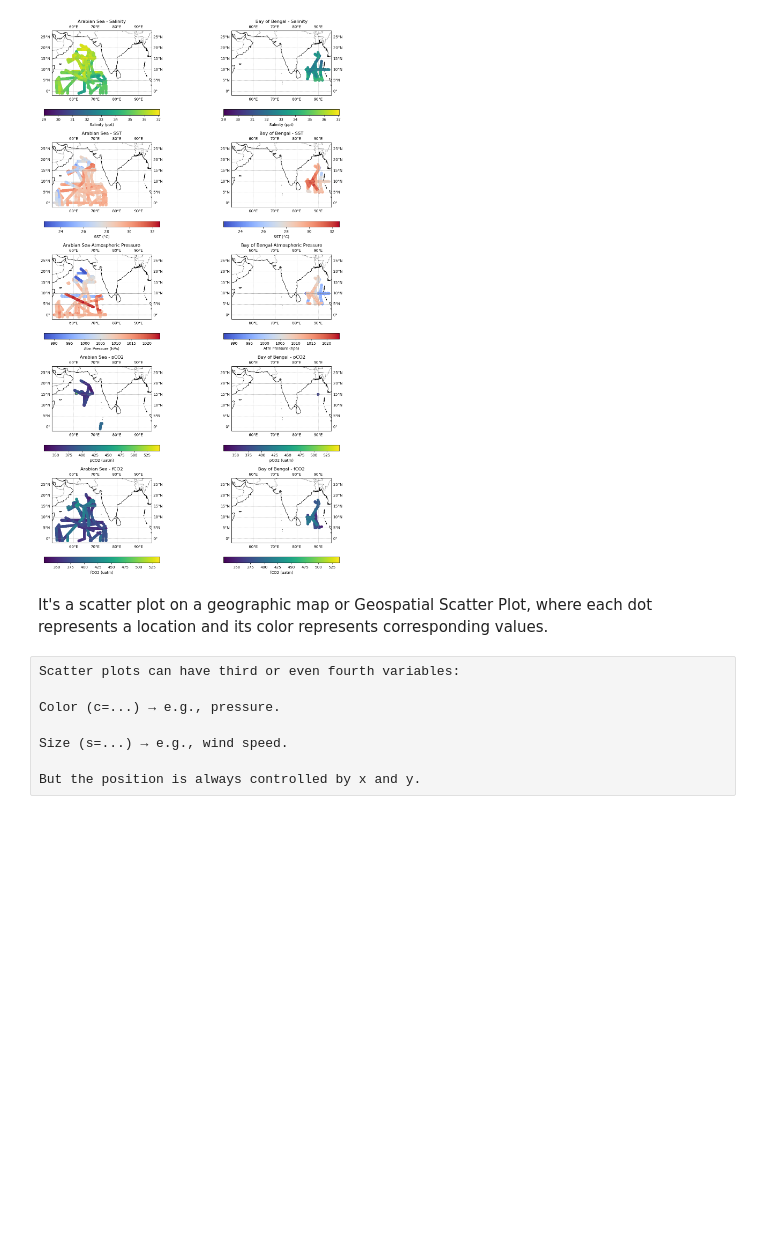
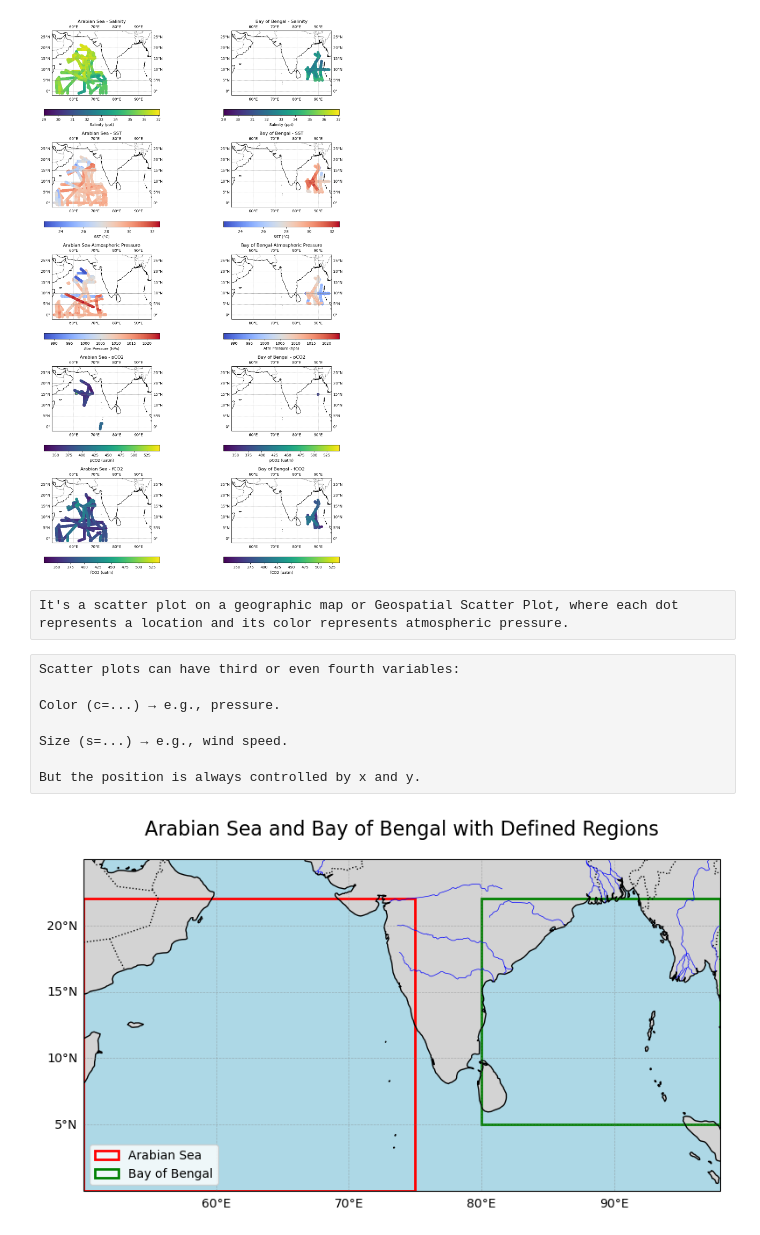
Before and after one commit to Hemantojha2023/Estimation-of-pCO2-and-fCO2-in-the-Arabian-sea-and-BoB-using-advanced-machine-learning-algorithm, a Jupyter notebook: mtp2.ipynb, the cells around one changed output. Cells and saved outputs as stored; diff of their text form; code cells hidden in the pictures; blank space fills up the shorter version.

```diff
--- a/mtp2.ipynb
+++ b/mtp2.ipynb
@@ -680,8 +738,8 @@ plt.savefig('output2.png', dpi=300)
 plt.show()
 # %% [output]
 [figure]
-# %% [markdown]
-It's a scatter plot on a geographic map or Geospatial Scatter Plot, where each dot represents a location and its color represents corresponding values.
+# %% [raw]
+It's a scatter plot on a geographic map or Geospatial Scatter Plot, where each dot represents a location and its color represents atmospheric pressure.
 # %% [raw]
 Scatter plots can have third or even fourth variables:
 
@@ -690,3 +748,57 @@ Color (c=...) → e.g., pressure.
 Size (s=...) → e.g., wind speed.
 
 But the position is always controlled by x and y.
+# %%
+import matplotlib.pyplot as plt
+import cartopy.crs as ccrs
+import cartopy.feature as cfeature
+from matplotlib.patches import Rectangle
+
+# Define overall map extent
+extent = [50, 98, 0, 25]  # [lon_min, lon_max, lat_min, lat_max]
+
+# Define rectangle bounds for Arabian Sea and Bay of Bengal
+arabian_sea_bounds = [50, 0, 25, 22]  # [lon_min, lat_min, width, height]
+bay_of_bengal_bounds = [80, 5, 18, 17]
+
+# Create map
+fig, ax = plt.subplots(figsize=(8, 6), subplot_kw={'projection': ccrs.PlateCarree()})
+ax.set_extent(extent, crs=ccrs.PlateCarree())
+
+# Add features
+ax.add_feature(cfeature.LAND, facecolor='lightgray')
+ax.add_feature(cfeature.OCEAN, facecolor='lightblue')
+ax.add_feature(cfeature.COASTLINE, linewidth=1)
+ax.add_feature(cfeature.BORDERS, linestyle=':', edgecolor='black')
+ax.add_feature(cfeature.RIVERS, edgecolor='blue', linewidth=0.5)
+
+# Add rectangular box for Arabian Sea
+arabian_box = Rectangle(
+    (arabian_sea_bounds[0], arabian_sea_bounds[1]),  # bottom left corner
+    arabian_sea_bounds[2], arabian_sea_bounds[3],    # width and height
+    linewidth=2, edgecolor='red', facecolor='none', label='Arabian Sea'
+)
+ax.add_patch(arabian_box)
+
+# Add rectangular box for Bay of Bengal
+bengal_box = Rectangle(
+    (bay_of_bengal_bounds[0], bay_of_bengal_bounds[1]),
+    bay_of_bengal_bounds[2], bay_of_bengal_bounds[3],
+    linewidth=2, edgecolor='green', facecolor='none', label='Bay of Bengal'
+)
+ax.add_patch(bengal_box)
+
+# Gridlines
+gl = ax.gridlines(draw_labels=True, linewidth=0.5, color='gray', alpha=0.5, linestyle='--')
+gl.top_labels = False
+gl.right_labels = False
+
+# Add legend and title
+ax.legend(loc='lower left')
+ax.set_title("Arabian Sea and Bay of Bengal with Defined Regions", fontsize=16, pad=20)
+
+plt.tight_layout()
+plt.savefig('study_region.jpg')
+plt.show()
+# %% [output]
+[figure, added]
```
Also changed, not shown: parts of 14 cells of this notebook.
